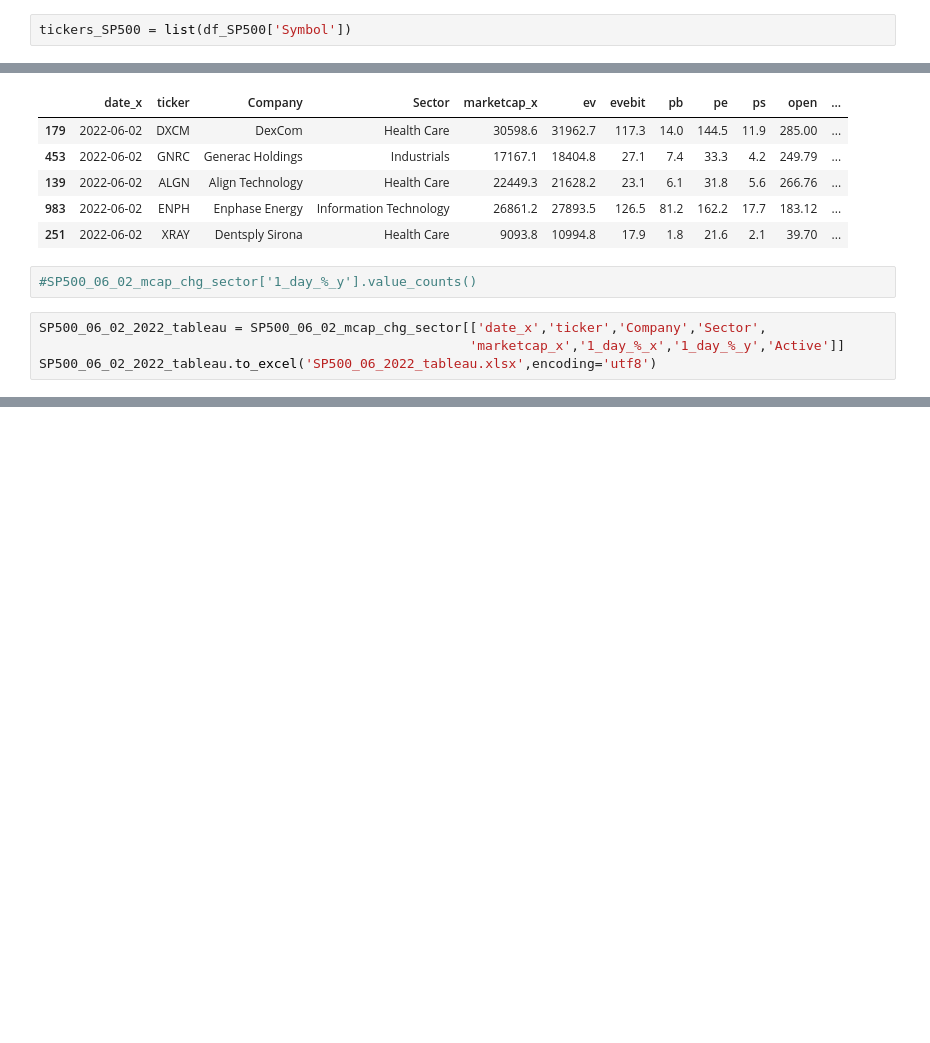
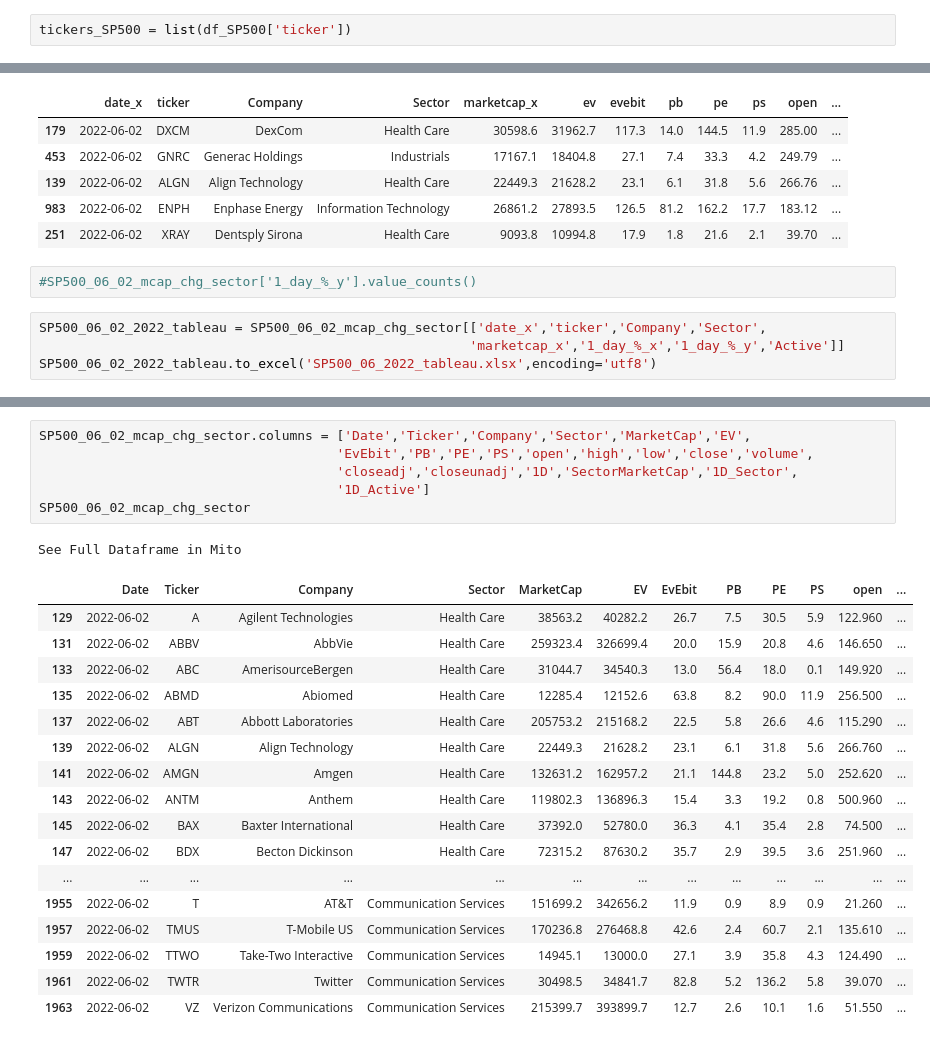
Before and after one commit to bme3412/Python, a Jupyter notebook: quandl/1_day_return.ipynb, the cells around one changed output, grey strips where cells are left out. Saved outputs shown, nothing was run; the diff lists cells and outputs as text; blank space fills up the shorter version.

```diff
--- a/quandl/1_day_return.ipynb
+++ b/quandl/1_day_return.ipynb
@@ -16,7 +16,7 @@ df_SP500 = pd.read_csv('/Users/brendan/Desktop/Python/Quandl/constituents.csv')
 # %%
 df_SP500.columns = ['ticker','Company','Sector']
 # %%
-tickers_SP500 = list(df_SP500['Symbol'])
+tickers_SP500 = list(df_SP500['ticker'])
 # %%
 df_SP500['Sector'].value_counts()
 # %% [output]
@@ -274,0 +299,25 @@ SP500_06_02_2022_tableau.to_excel('SP500_06_2022_tableau.xlsx',encoding='utf8')
+# %%
+SP500_06_02_mcap_chg_sector.columns = ['Date','Ticker','Company','Sector','MarketCap','EV',
+                                      'EvEbit','PB','PE','PS','open','high','low','close','volume',
+                                      'closeadj','closeunadj','1D','SectorMarketCap','1D_Sector',
+                                      '1D_Active']
+SP500_06_02_mcap_chg_sector
+# %% [output]
+See Full Dataframe in Mito
+|  | Date | Ticker | Company | Sector | MarketCap | EV | EvEbit | PB | PE | PS | open | ... |
+| 129 | 2022-06-02 | A | Agilent Technologies | Health Care | 38563.2 | 40282.2 | 26.7 | 7.5 | 30.5 | 5.9 | 122.960 | ... |
+| 131 | 2022-06-02 | ABBV | AbbVie | Health Care | 259323.4 | 326699.4 | 20.0 | 15.9 | 20.8 | 4.6 | 146.650 | ... |
+| 133 | 2022-06-02 | ABC | AmerisourceBergen | Health Care | 31044.7 | 34540.3 | 13.0 | 56.4 | 18.0 | 0.1 | 149.920 | ... |
+| 135 | 2022-06-02 | ABMD | Abiomed | Health Care | 12285.4 | 12152.6 | 63.8 | 8.2 | 90.0 | 11.9 | 256.500 | ... |
+| 137 | 2022-06-02 | ABT | Abbott Laboratories | Health Care | 205753.2 | 215168.2 | 22.5 | 5.8 | 26.6 | 4.6 | 115.290 | ... |
+| 139 | 2022-06-02 | ALGN | Align Technology | Health Care | 22449.3 | 21628.2 | 23.1 | 6.1 | 31.8 | 5.6 | 266.760 | ... |
+| 141 | 2022-06-02 | AMGN | Amgen | Health Care | 132631.2 | 162957.2 | 21.1 | 144.8 | 23.2 | 5.0 | 252.620 | ... |
+| 143 | 2022-06-02 | ANTM | Anthem | Health Care | 119802.3 | 136896.3 | 15.4 | 3.3 | 19.2 | 0.8 | 500.960 | ... |
+| 145 | 2022-06-02 | BAX | Baxter International | Health Care | 37392.0 | 52780.0 | 36.3 | 4.1 | 35.4 | 2.8 | 74.500 | ... |
+| 147 | 2022-06-02 | BDX | Becton Dickinson | Health Care | 72315.2 | 87630.2 | 35.7 | 2.9 | 39.5 | 3.6 | 251.960 | ... |
+| ... | ... | ... | ... | ... | ... | ... | ... | ... | ... | ... | ... | ... |
+| 1955 | 2022-06-02 | T | AT&T | Communication Services | 151699.2 | 342656.2 | 11.9 | 0.9 | 8.9 | 0.9 | 21.260 | ... |
+| 1957 | 2022-06-02 | TMUS | T-Mobile US | Communication Services | 170236.8 | 276468.8 | 42.6 | 2.4 | 60.7 | 2.1 | 135.610 | ... |
+| 1959 | 2022-06-02 | TTWO | Take-Two Interactive | Communication Services | 14945.1 | 13000.0 | 27.1 | 3.9 | 35.8 | 4.3 | 124.490 | ... |
+| 1961 | 2022-06-02 | TWTR | Twitter | Communication Services | 30498.5 | 34841.7 | 82.8 | 5.2 | 136.2 | 5.8 | 39.070 | ... |
+| 1963 | 2022-06-02 | VZ | Verizon Communications | Communication Services | 215399.7 | 393899.7 | 12.7 | 2.6 | 10.1 | 1.6 | 51.550 | ... |
```
Also changed, not shown: parts of 4 cells of this notebook.
